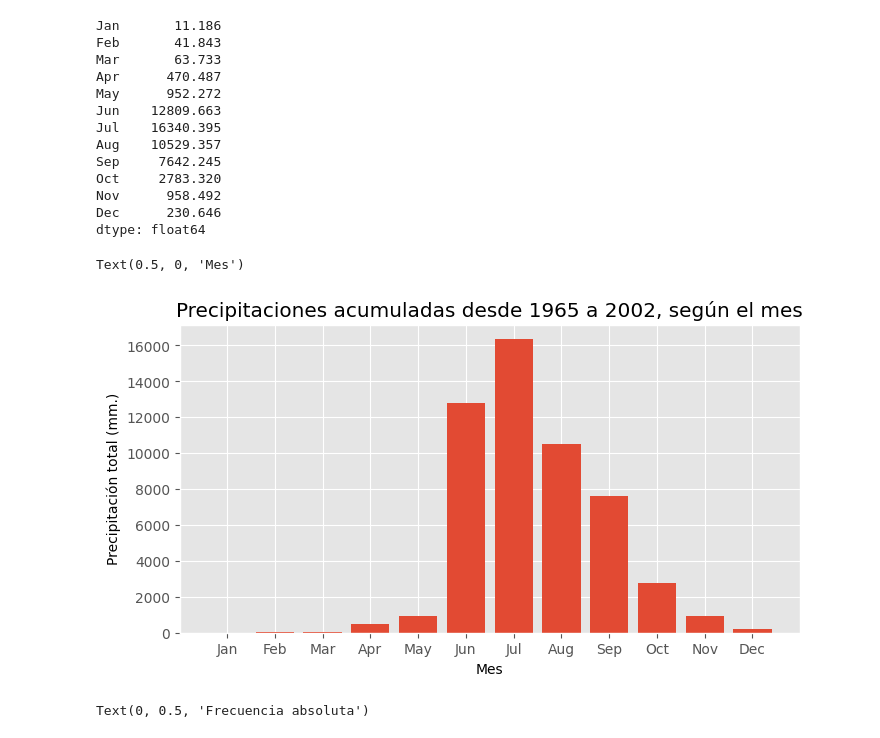
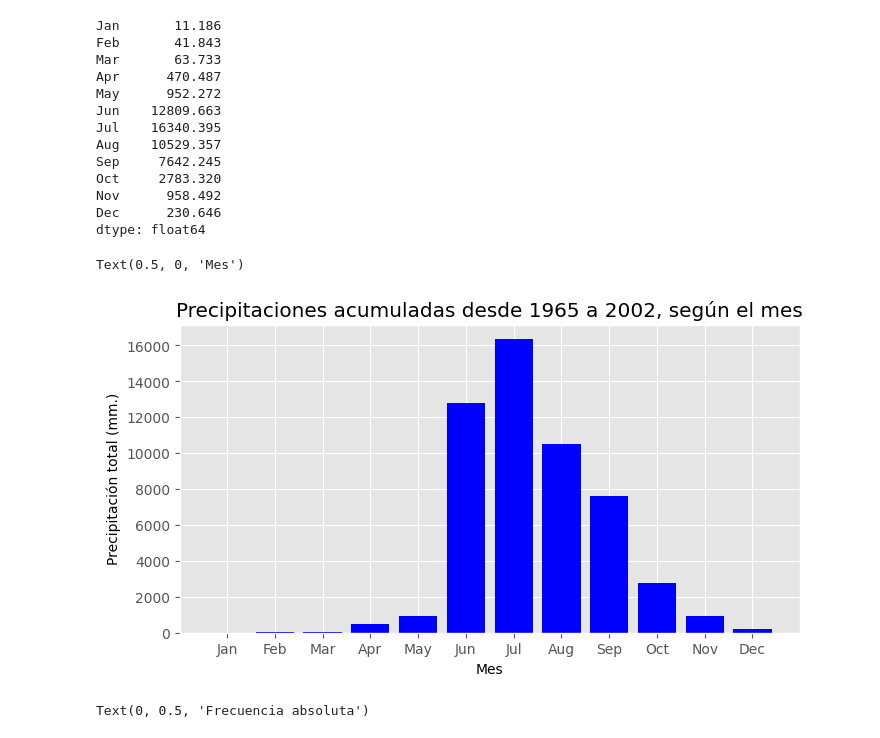
Before and after one commit to dfbustosus/Bootcamp-DS-2023-I, a Jupyter notebook: Clase 7- 23 Mar 2023/Clase_07- Parte I.ipynb, the cells around one changed output. Cells and saved outputs as stored; diff of their text form; code cells hidden in the pictures.

```diff
--- a/Clase 7- 23 Mar 2023/Clase_07- Parte I.ipynb
+++ b/Clase 7- 23 Mar 2023/Clase_07- Parte I.ipynb
@@ -180,14 +201,13 @@ dtype: float64
 ax.bar?
 # %%
 fig, ax = plt.subplots(figsize=(8,4))
-precipitaciones_acumuladas = df_lluvias.sum()
-ax.bar(df_lluvias.columns, precipitaciones_acumuladas)
+ax.bar(df_lluvias.columns, precipitaciones_acumuladas,color='b')
 ax.set_title('Precipitaciones acumuladas desde 1965 a 2002, según el mes')
 ax.set_ylabel('Precipitación total (mm.)')
 ax.set_xlabel('Mes')
 # %% [output]
 Text(0.5, 0, 'Mes')
-[figure, old version]
+[figure, new version]
 # %%
 fig, ax = plt.subplots(figsize=(8, 4))
 ax.hist(df_lluvias.values.flatten(),bins=10)
```
Also changed, not shown: parts of 8 cells of this notebook, 3 other files.
